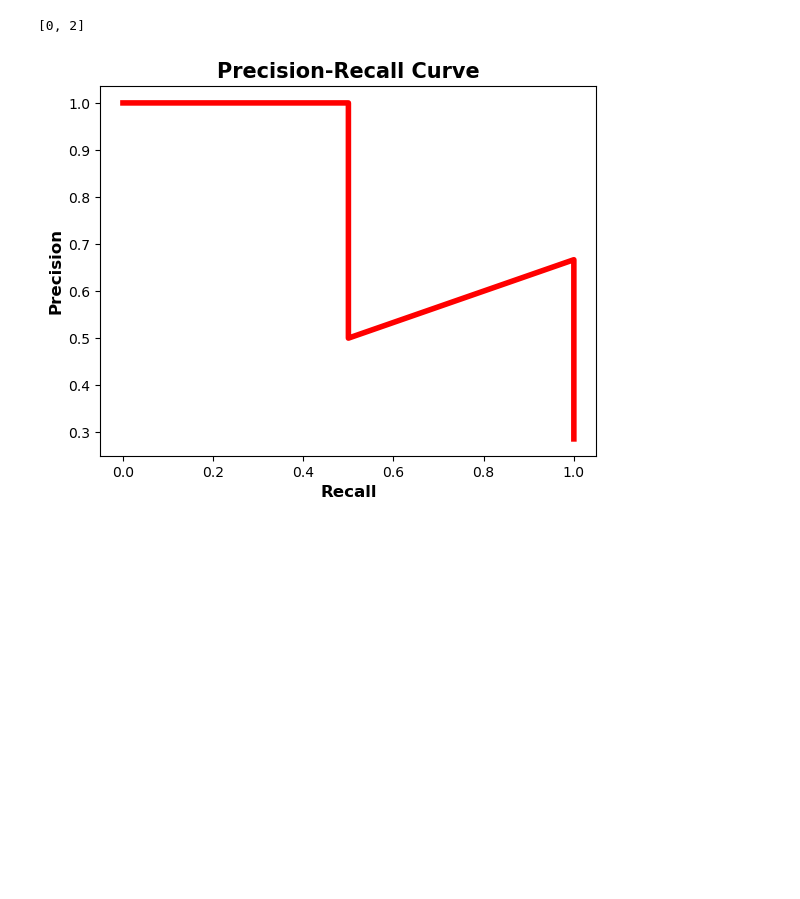
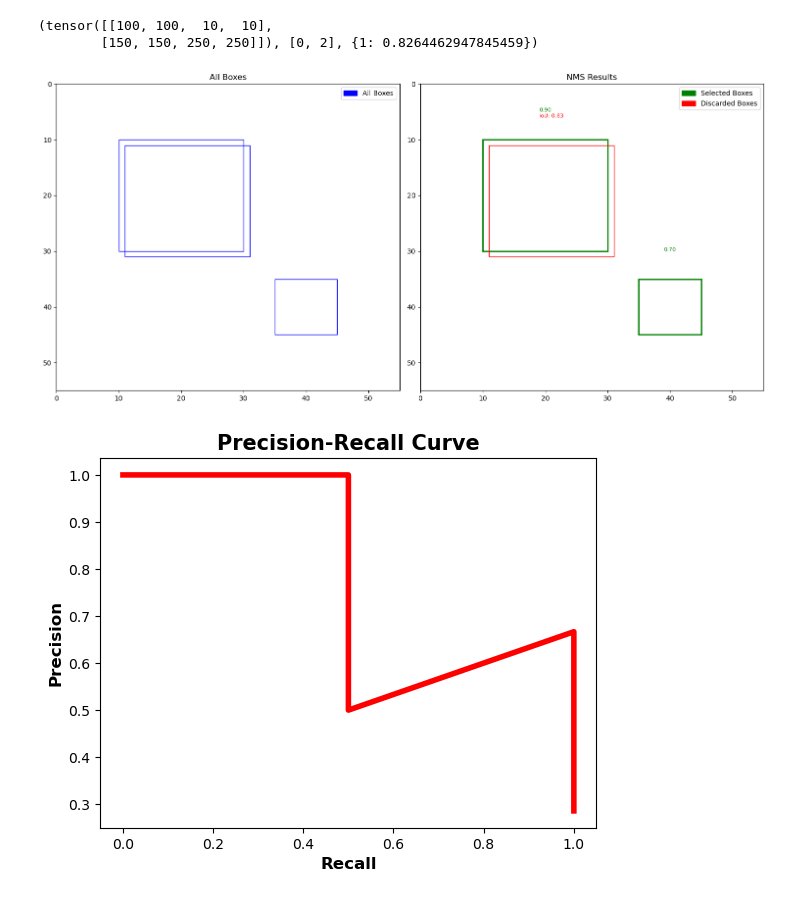
Before and after one commit to dragonoverlord3000/IDLCV_OD, a Jupyter notebook: 3_4 Poster Project.ipynb, the cells around one changed output. Saved outputs shown, nothing was run; the diff lists cells and outputs as text; code cells hidden in the pictures; blank space fills up the shorter version.

Commit message:
added visualizer

```diff
--- a/3_4 Poster Project.ipynb
+++ b/3_4 Poster Project.ipynb
@@ -1,22 +1,22 @@
 # %%
 import torch
-
 def NMS(boxes, scores, iou_threshold):
-    # input boxes  : list [x,y, width, height]
-
+    # [x1, y1, width, height]
+    global selected_boxes
     scores = list(scores)
     order = sorted(range(len(scores)), key=lambda i: scores[i], reverse=True)
 
-    x1, y1, width, height = boxes[:, 0], boxes[:, 1], boxes[:, 2], boxes[:, 3]  # Coordinates
+    x1, y1, width, height = boxes[:, 0], boxes[:, 1], boxes[:, 2], boxes[:, 3]
     x2 = x1 + width
     y2 = y1 + height
     areas = (x2 - x1 + 1) * (y2 - y1 + 1)
 
     out = []
+    discarded_iou_map = {}
 
     while len(order) > 0:
         i = order[0]
-        out.append(order[0])
+        out.append(i)
 
         if len(order) == 1:
             break
@@ -29,11 +29,16 @@ def NMS(boxes, scores, iou_threshold):
         inter = (xx2 - xx1 + 1).clamp(min=0) * (yy2 - yy1 + 1).clamp(min=0)
         iou = inter / (areas[i] + areas[torch.tensor(order[1:])] - inter)
 
+        # Record IoU values for discarded boxes
+        for idx, iou_value in zip(order[1:], iou.tolist()):
+            if iou_value > iou_threshold:
+                discarded_iou_map[idx] = iou_value
+
         remaining_indices = [j for j, iou_value in enumerate(iou.tolist()) if iou_value <= iou_threshold]
-
         order = [order[j + 1] for j in remaining_indices]
 
-    return out
+    selected_boxes = boxes[out]
+    return selected_boxes, out, discarded_iou_map
 # %%
 '''Expected Behavior
 
@@ -52,9 +57,10 @@ boxes = torch.tensor([[100, 100, 10, 10],  # Box 1
 scores = torch.tensor([0.9, 0.75, 0.2])  # Corresponding scores
 
 # Apply Non-Maximum Suppression with IOU threshold of 0.7
-keep_indices = NMS(boxes, scores, iou_threshold=0.5)
+keep_indices = NMS(boxes, scores, iou_threshold=0.7)
 
 # Print the indices of the boxes that are kept
 print(keep_indices)
 # %% [output]
-[0, 2]
+(tensor([[100, 100,  10,  10],
+        [150, 150, 250, 250]]), [0, 2], {1: 0.8264462947845459})
@@ -61,3 +131,18 @@ print(keep_indices)
+# %%
+# Example data
+boxes = torch.tensor([[10, 10, 20, 20],
+                      [11, 11, 20, 20],
+                      [35, 35, 10, 10]])
+scores = torch.tensor([0.9, 0.8, 0.7])
+iou_threshold = 0.8
+
+# Run NMS
+selected_boxes, selected_indices, discarded_iou_map = NMS(boxes, scores, iou_threshold)
+
+# Plot results
+plot_boxes_nms(boxes, scores, selected_indices, discarded_iou_map, iou_threshold)
+# %% [output]
+[figure, added]
 # %%
 def compute_iou(box1, box2):
     # input of boxes [x, y, width, height] for box1, [xmin, ymin, xmax, ymax] for box2
```
Also changed, not shown: parts of 1 cell of this notebook.
